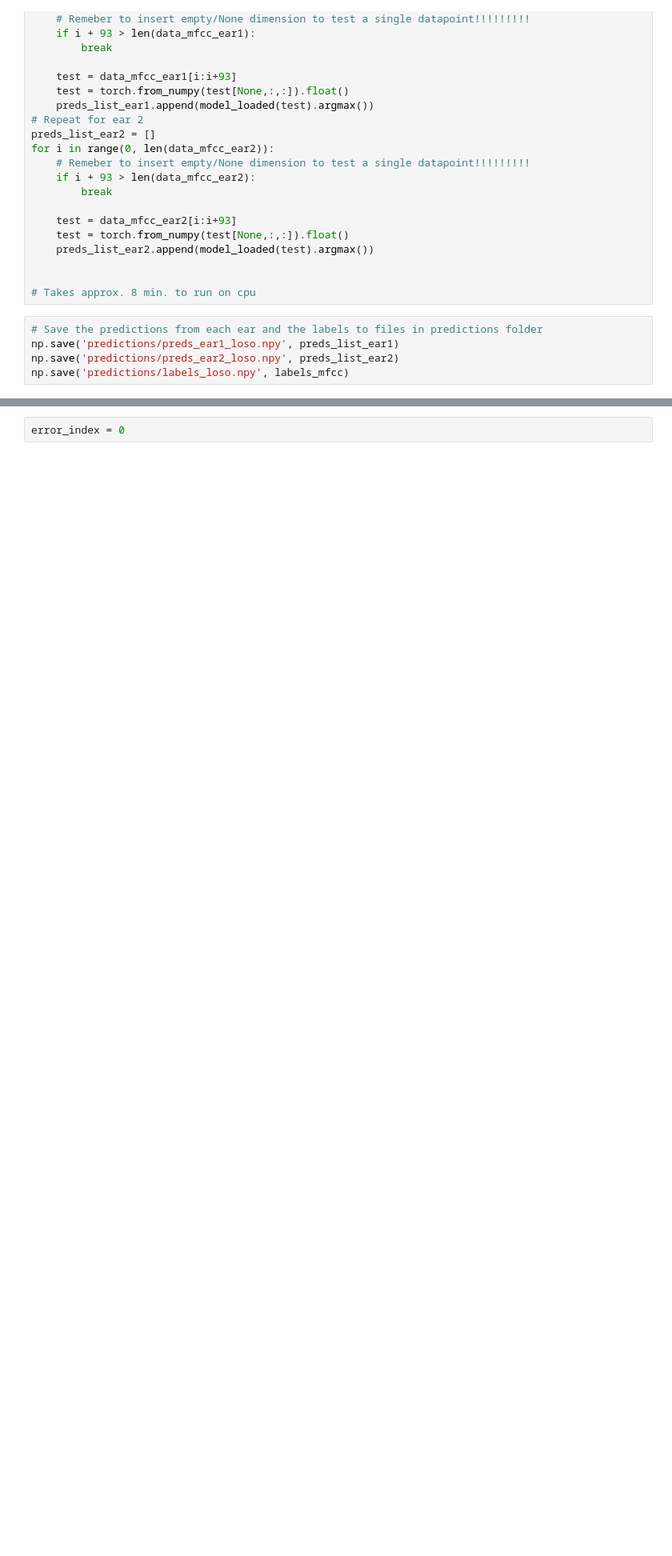
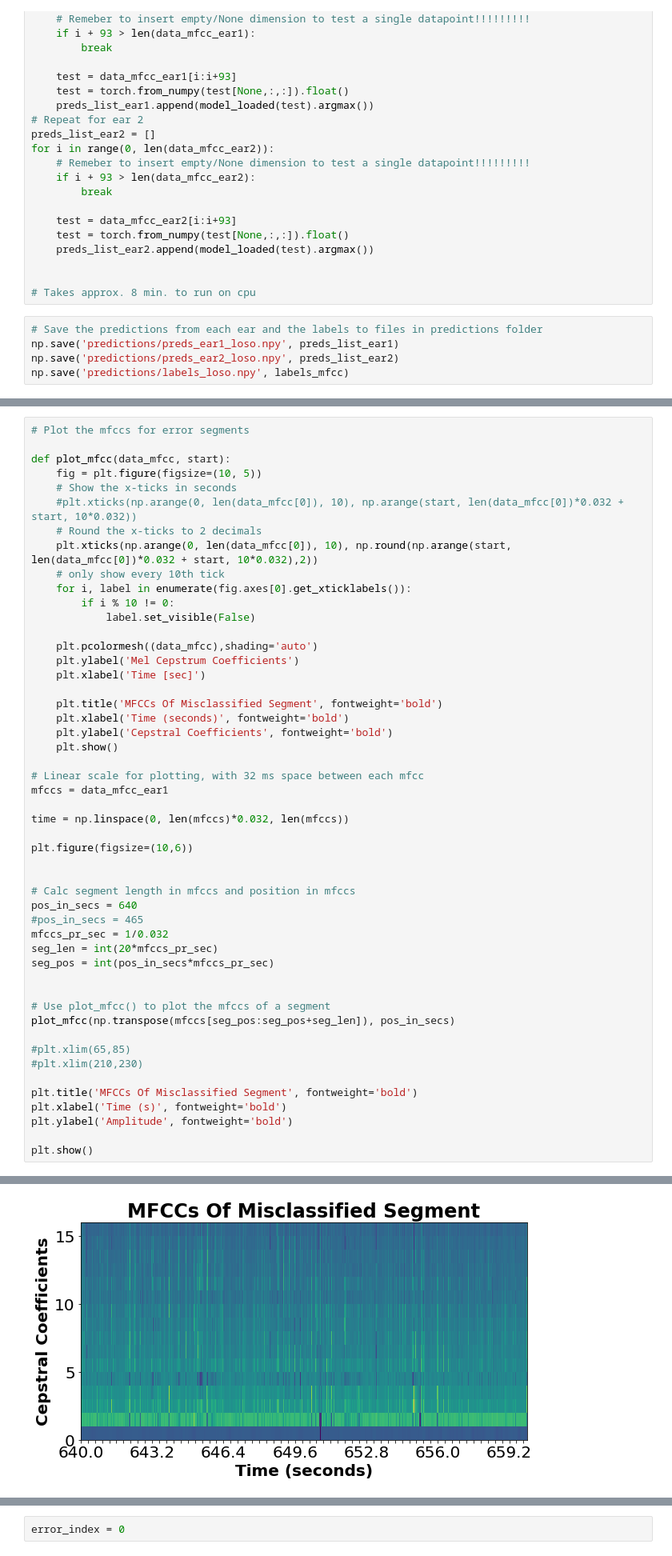
Before and after one commit to Aksel3007/BCM_activity_classification, a Jupyter notebook: test_model.ipynb, the cells around one changed output, grey strips where cells are left out. Shown: that part at 80% size. Drawn from its saved outputs; the diff is of its cells as text; blank space fills up the shorter version.

```diff
--- a/test_model.ipynb
+++ b/test_model.ipynb
@@ -391,0 +475,51 @@ plt.show()
+# %%
+# Plot the mfccs for error segments
+
+def plot_mfcc(data_mfcc, start):
+    fig = plt.figure(figsize=(10, 5))
+    # Show the x-ticks in seconds
+    #plt.xticks(np.arange(0, len(data_mfcc[0]), 10), np.arange(start, len(data_mfcc[0])*0.032 + start, 10*0.032))
+    # Round the x-ticks to 2 decimals
+    plt.xticks(np.arange(0, len(data_mfcc[0]), 10), np.round(np.arange(start, len(data_mfcc[0])*0.032 + start, 10*0.032),2))
+    # only show every 10th tick
+    for i, label in enumerate(fig.axes[0].get_xticklabels()):
+        if i % 10 != 0:
+            label.set_visible(False)
+
+    plt.pcolormesh((data_mfcc),shading='auto')
+    plt.ylabel('Mel Cepstrum Coefficients')
+    plt.xlabel('Time [sec]')
+
+    plt.title('MFCCs Of Misclassified Segment', fontweight='bold')
+    plt.xlabel('Time (seconds)', fontweight='bold')
+    plt.ylabel('Cepstral Coefficients', fontweight='bold')
+    plt.show()
+
+# Linear scale for plotting, with 32 ms space between each mfcc
+mfccs = data_mfcc_ear1
+
+time = np.linspace(0, len(mfccs)*0.032, len(mfccs))
+
+plt.figure(figsize=(10,6))
+
+
+# Calc segment length in mfccs and position in mfccs
+pos_in_secs = 640
+#pos_in_secs = 465
+mfccs_pr_sec = 1/0.032
+seg_len = int(20*mfccs_pr_sec)
+seg_pos = int(pos_in_secs*mfccs_pr_sec)
+
+
+# Use plot_mfcc() to plot the mfccs of a segment
+plot_mfcc(np.transpose(mfccs[seg_pos:seg_pos+seg_len]), pos_in_secs)
+
+#plt.xlim(65,85)
+#plt.xlim(210,230)
+
+plt.title('MFCCs Of Misclassified Segment', fontweight='bold')
+plt.xlabel('Time (s)', fontweight='bold')
+plt.ylabel('Amplitude', fontweight='bold')
+
+plt.show()
+# %% [output]
@@ -391,0 +527 @@ plt.show()
+[figure, added]
```
Also changed, not shown: parts of 9 cells of this notebook, 5 other files.
